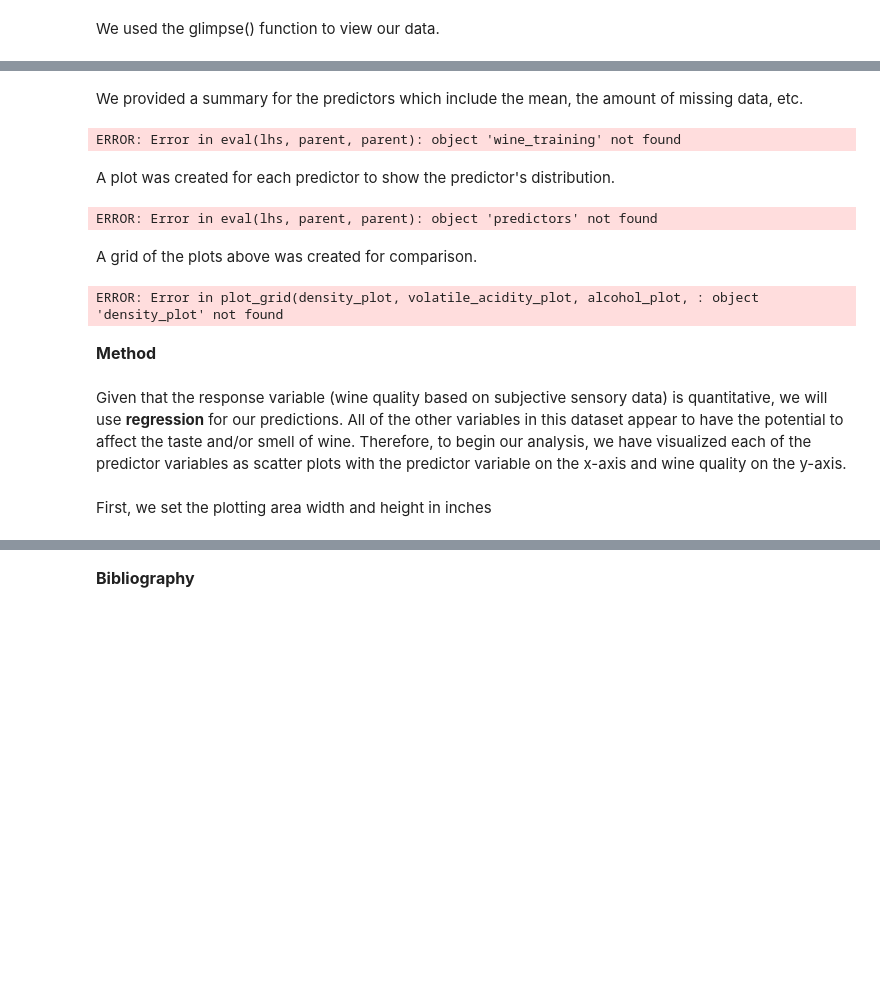
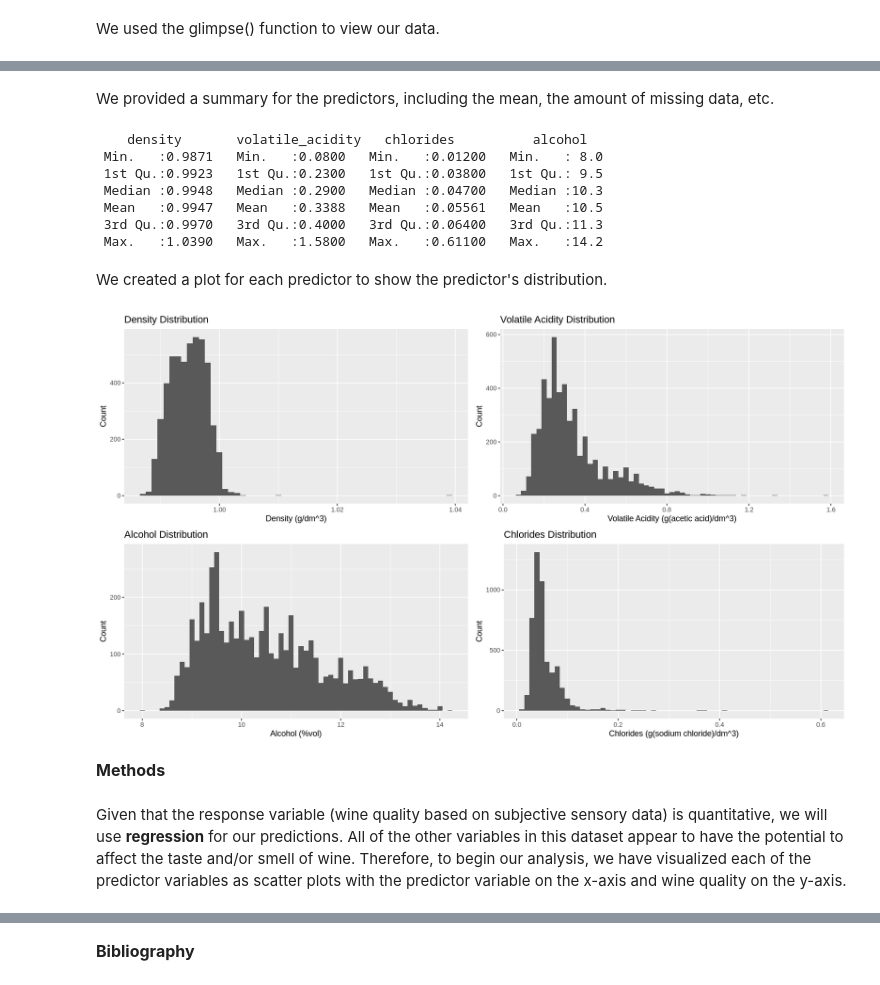
Before and after one commit to NataliaGarciaArias/dsci_group_project, a Jupyter notebook: kevin_edit_proposal.ipynb, the cells around one changed output, grey strips where cells are left out. Saved outputs shown, nothing was run; the diff lists cells and outputs as text; code cells hidden in the pictures; blank space fills up the shorter version.

```diff
--- a/kevin_edit_proposal.ipynb
+++ b/kevin_edit_proposal.ipynb
@@ -113,57 +118,59 @@ ERROR: Error in nrow(wine_training): object 'wine_training' not found
 # %% [markdown]
-We provided a summary for the predictors which include the mean, the amount of missing data, etc.
+We provided a summary for the predictors, including the mean, the amount of missing data, etc.
 # %%
-#provides summary for the predictors (mean, number of missing data, etc)
-summary_data <- wine_training %>%
-    select(density, volatile_acidity, chlorides, alcohol)%>%
-    summary()
-options(repr.plot.width = 14, repr.plot.height = 8)
-
+#choosing 4 predictors
 predictors <- wine_training %>%
     select(density, volatile_acidity, chlorides, alcohol)
+
+#provides summary for the predictors (mean, number of missing data, etc)
+summary_data <- predictors %>%
+    summary()
+summary_data
 # %% [output]
-ERROR: Error in eval(lhs, parent, parent): object 'wine_training' not found
+    density       volatile_acidity   chlorides          alcohol
+ Min.   :0.9871   Min.   :0.0800   Min.   :0.01200   Min.   : 8.0
+ 1st Qu.:0.9923   1st Qu.:0.2300   1st Qu.:0.03800   1st Qu.: 9.5
+ Median :0.9948   Median :0.2900   Median :0.04700   Median :10.3
+ Mean   :0.9947   Mean   :0.3388   Mean   :0.05561   Mean   :10.5
+ 3rd Qu.:0.9970   3rd Qu.:0.4000   3rd Qu.:0.06400   3rd Qu.:11.3
+ Max.   :1.0390   Max.   :1.5800   Max.   :0.61100   Max.   :14.2
 # %% [markdown]
-A plot was created for each predictor to show the predictor's distribution.
+We created a plot for each predictor to show the predictor's distribution.
 # %%
+#setting plot size
+options(repr.plot.width = 14, repr.plot.height = 8)
+
 #create plot for each predictor and their distribution
 density_plot <- predictors %>% ggplot(aes(x = density)) +
-    geom_histogram(binwidth = .5)+
-    xlab("Density (g/dm3)")+
+    geom_histogram(binwidth = .001)+
+    xlab("Density (g/dm^3)")+
     ylab("Count")+
     ggtitle("Density Distribution")
 
 chlorides_plot <- predictors %>% ggplot(aes(x = chlorides)) +
-    geom_histogram(binwidth = .5)+
-    xlab("Chlorides (g(sodium chloride)/dm3)")+
+    geom_histogram(binwidth = .01)+
+    xlab("Chlorides (g(sodium chloride)/dm^3)")+
     ylab("Count")+
     ggtitle("Chlorides Distribution")
 
-
 volatile_acidity_plot <- predictors %>% ggplot(aes(x = volatile_acidity)) +
-    geom_histogram(binwidth = .5)+
-    xlab("Volatile Acidity (g(acetic acid)/dm3)")+
+    geom_histogram(binwidth = .025)+
+    xlab("Volatile Acidity (g(acetic acid)/dm^3)")+
     ylab("Count")+
     ggtitle("Volatile Acidity Distribution")
 
 alcohol_plot <- predictors %>% ggplot(aes(x = alcohol)) +
-    geom_histogram(binwidth = .5)+
+    geom_histogram(binwidth = .1)+
     xlab("Alcohol (%vol)")+
     ylab("Count")+
     ggtitle("Alcohol Distribution")
+
+#create grid of above plots for comparison
+predictor_distribution <- plot_grid(density_plot, volatile_acidity_plot, alcohol_plot, chlorides_plot )
+predictor_distribution
 # %% [output]
-ERROR: Error in eval(lhs, parent, parent): object 'predictors' not found
+[figure, added]
-# %% [markdown]
-A grid of the plots above was created for comparison.
-# %%
-#create grid of above plots for comparison
-predictor_distribution <- plot_grid(density_plot, volatile_acidity_plot, alcohol_plot, chlorides_plot )
-predictor_distribution
-# %% [output]
-ERROR: Error in plot_grid(density_plot, volatile_acidity_plot, alcohol_plot, : object 'density_plot' not found
 # %% [markdown]
-<font size="3">**Method**</font>
+<font size="3">**Methods**</font>
 # %% [markdown]
 Given that the response variable (wine quality based on subjective sensory data) is quantitative, we will use **regression** for our predictions. All of the other variables in this dataset appear to have the potential to affect the taste and/or smell of wine. Therefore, to begin our analysis, we have visualized each of the predictor variables as scatter plots with the predictor variable on the x-axis and wine quality on the y-axis.
-# %% [markdown]
-First, we set the plotting area width and height in inches
```
Also changed, not shown: parts of 45 cells of this notebook.
